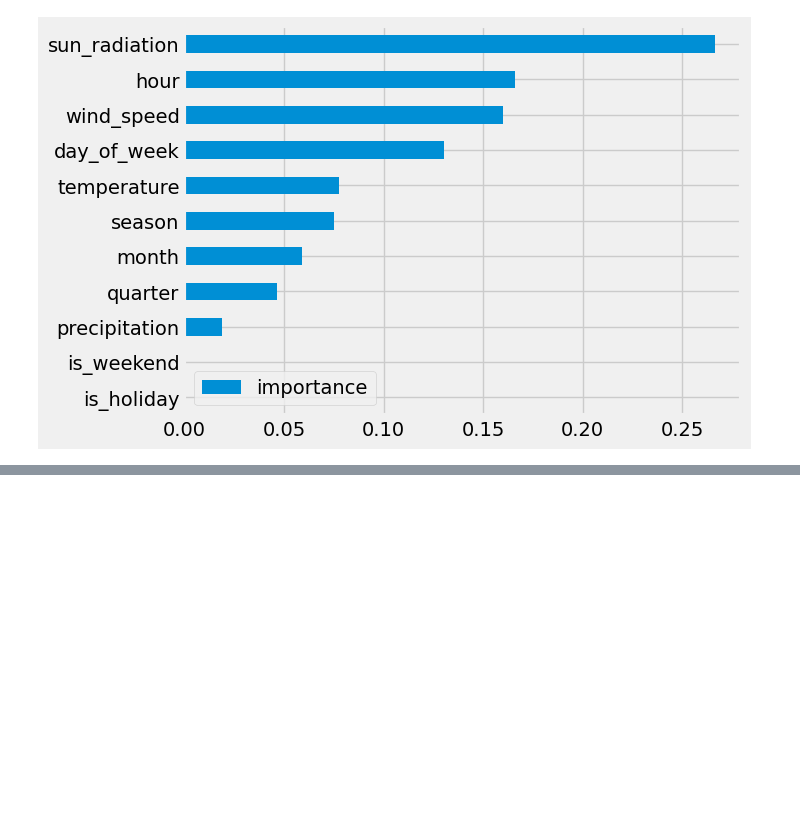
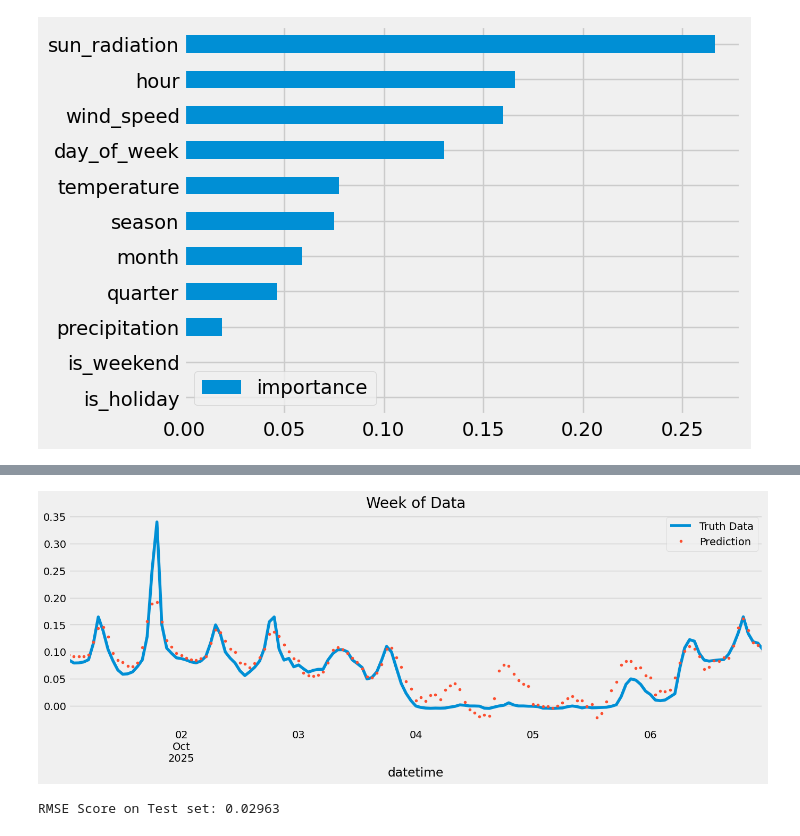
Before and after one commit to jsimonetti/daysahead, a Jupyter notebook: daysahead.ipynb, the cells around one changed output, grey strips where cells are left out. Drawn from its saved outputs; the diff is of its cells as text; code cells hidden in the pictures; blank space fills up the shorter version.

```diff
--- a/daysahead.ipynb
+++ b/daysahead.ipynb
@@ -155,0 +167,14 @@ plt.show()
+# %%
+ax = df.loc[(df.index > '10-01-2025') & (df.index < '10-07-2025')]['price_eur_kwh'] \
+    .plot(figsize=(15,5), title='Week of Data')
+df.loc[(df.index > '10-01-2025') & (df.index < '10-07-2025')]['prediction'] \
+    .plot(style='.')
+plt.legend(['Truth Data', 'Prediction'])
+plt.show()
+# %% [output]
+[figure, added]
+# %%
+score = np.sqrt(mean_squared_error(test['price_eur_kwh'], test['prediction']))
+print(f'RMSE Score on Test set: {score:0.4}')
+# %% [output]
+RMSE Score on Test set: 0.02963
```
Also changed, not shown: parts of 3 cells of this notebook.
